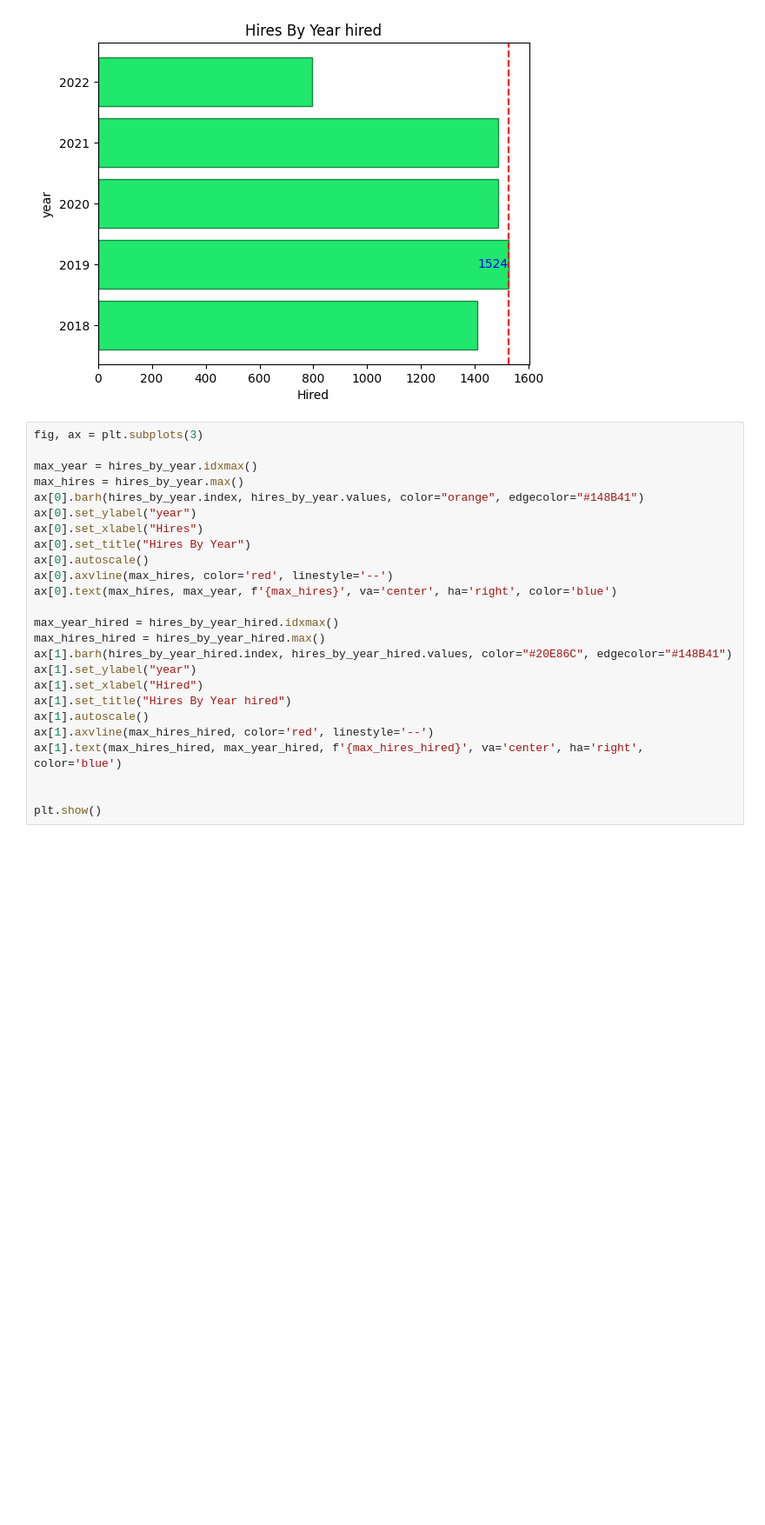
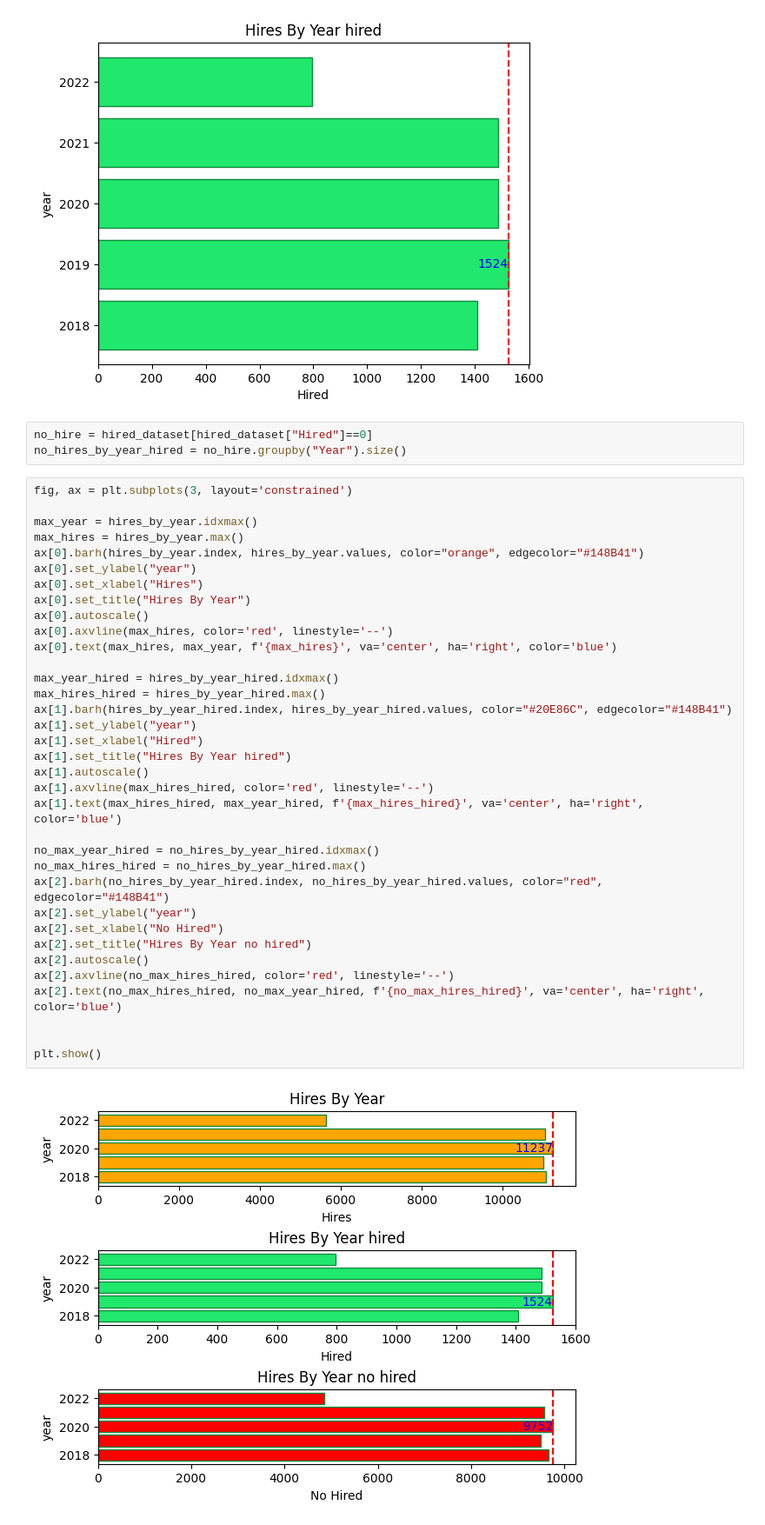
Before and after one commit to JoanMz/Workshop_one, a Jupyter notebook: Src/Notebooks/EDA.ipynb, the cells around one changed output. Shown at 87% size. Saved outputs shown, nothing was run; the diff lists cells and outputs as text; blank space fills up the shorter version.

Commit message:
new graph

```diff
--- a/Src/Notebooks/EDA.ipynb
+++ b/Src/Notebooks/EDA.ipynb
@@ -304,28 +304,43 @@ ax.text(max_hires_hired, max_year_hired, f'{max_hires_hired}', va='center', ha='
 plt.show()
 # %% [output]
 [figure]
+# %%
+no_hire = hired_dataset[hired_dataset["Hired"]==0]
+no_hires_by_year_hired = no_hire.groupby("Year").size()
 # %%
-fig, ax = plt.subplots(3)
+fig, ax = plt.subplots(3, layout='constrained')
 
 max_year = hires_by_year.idxmax()
 max_hires = hires_by_year.max()
 ax[0].barh(hires_by_year.index, hires_by_year.values, color="orange", edgecolor="#148B41")
 ax[0].set_ylabel("year")
 ax[0].set_xlabel("Hires")
 ax[0].set_title("Hires By Year")
 ax[0].autoscale()
 ax[0].axvline(max_hires, color='red', linestyle='--')
 ax[0].text(max_hires, max_year, f'{max_hires}', va='center', ha='right', color='blue')
 
 max_year_hired = hires_by_year_hired.idxmax()
 max_hires_hired = hires_by_year_hired.max()
 ax[1].barh(hires_by_year_hired.index, hires_by_year_hired.values, color="#20E86C", edgecolor="#148B41")
 ax[1].set_ylabel("year")
 ax[1].set_xlabel("Hired")
 ax[1].set_title("Hires By Year hired")
 ax[1].autoscale()
 ax[1].axvline(max_hires_hired, color='red', linestyle='--')
 ax[1].text(max_hires_hired, max_year_hired, f'{max_hires_hired}', va='center', ha='right', color='blue')
 
+no_max_year_hired = no_hires_by_year_hired.idxmax()
+no_max_hires_hired = no_hires_by_year_hired.max()
+ax[2].barh(no_hires_by_year_hired.index, no_hires_by_year_hired.values, color="red", edgecolor="#148B41")
+ax[2].set_ylabel("year")
+ax[2].set_xlabel("No Hired")
+ax[2].set_title("Hires By Year no hired")
+ax[2].autoscale()
+ax[2].axvline(no_max_hires_hired, color='red', linestyle='--')
+ax[2].text(no_max_hires_hired, no_max_year_hired, f'{no_max_hires_hired}', va='center', ha='right', color='blue')
+
 
 plt.show()
+# %% [output]
+[figure, added]
```
Also changed, not shown: parts of 1 cell of this notebook.
